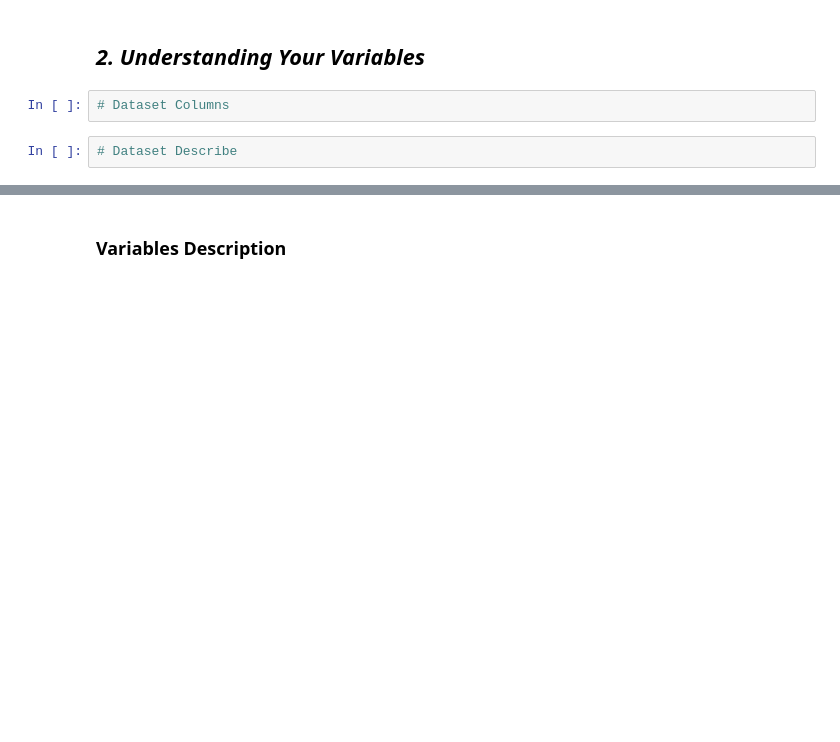
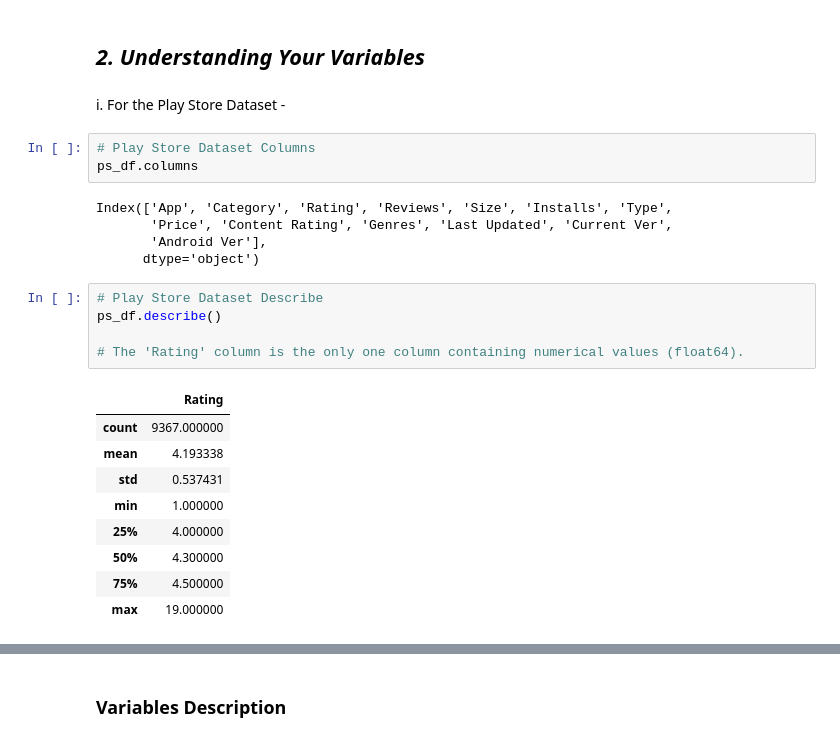
Before and after one commit to dipankarsahu1000/Play-Store-App-Review-Analysis, a Jupyter notebook: Play_Store_App_Review_Analysis.ipynb, the cells around one changed output, grey strips where cells are left out. Cells and saved outputs as stored; diff of their text form; blank space fills up the shorter version.

```diff
--- a/Play_Store_App_Review_Analysis.ipynb
+++ b/Play_Store_App_Review_Analysis.ipynb
@@ -230,7 +236,28 @@ msno.matrix(ur_df)
 Answer Here
 # %% [markdown]
 ## ***2. Understanding Your Variables***
+# %% [markdown]
+i. For the Play Store Dataset -
 # %%
-# Dataset Columns
+# Play Store Dataset Columns
+ps_df.columns
+# %% [output]
+Index(['App', 'Category', 'Rating', 'Reviews', 'Size', 'Installs', 'Type',
+       'Price', 'Content Rating', 'Genres', 'Last Updated', 'Current Ver',
+       'Android Ver'],
+      dtype='object')
-# %%
-# Dataset Describe
+# %%
+# Play Store Dataset Describe
+ps_df.describe()
+
+# The 'Rating' column is the only one column containing numerical values (float64).
+# %% [output]
+|  | Rating |
+| count | 9367.000000 |
+| mean | 4.193338 |
+| std | 0.537431 |
+| min | 1.000000 |
+| 25% | 4.000000 |
+| 50% | 4.300000 |
+| 75% | 4.500000 |
+| max | 19.000000 |
```
Also changed, not shown: parts of 8 cells of this notebook.
